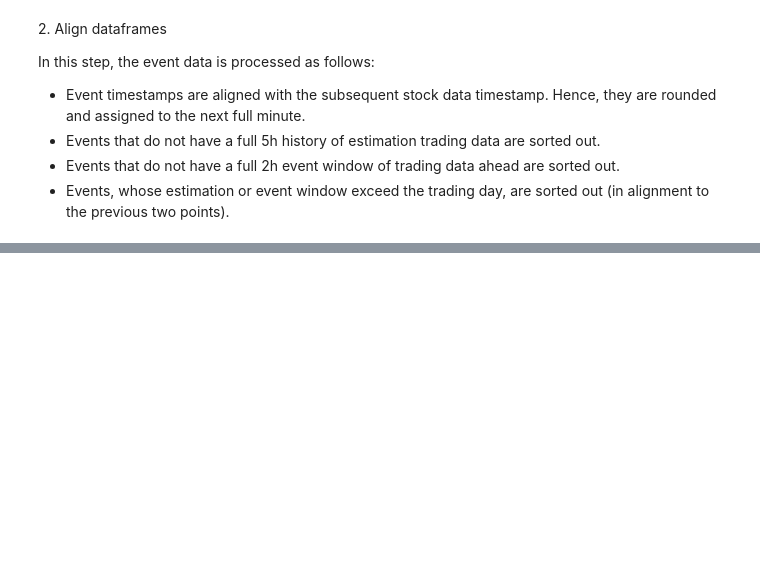
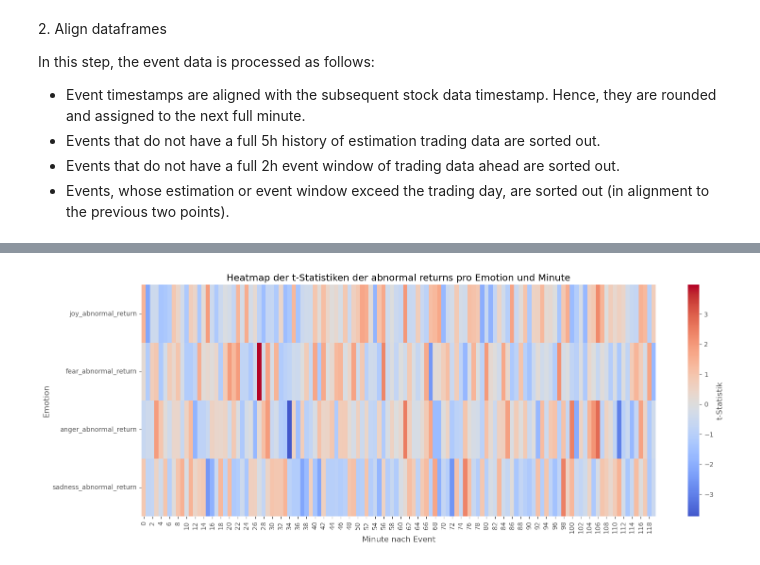
Before and after one commit to AK960/COIN_Repo, a Jupyter notebook: scripts/analyse_emotions.ipynb, the cells around one changed output, grey strips where cells are left out. Drawn from its saved outputs; the diff is of its cells as text; code cells hidden in the pictures; blank space fills up the shorter version.

```diff
--- a/scripts/analyse_emotions.ipynb
+++ b/scripts/analyse_emotions.ipynb
@@ -366,6 +441,7 @@ print("[Info] Number of events = ", df_tweets_normalized['event_id'].nunique(),
 df_events = (df_tweets_normalized[['event_id', 'event_emotion', 'event_time']]
              .set_index('event_time')
              .sort_index())
-df_returns = (df_stock_data[['timestamp', 'log_return']]
+df_trades = (df_stock_data[['timestamp', 'log_return', 'log_return_z', 'log_volume', 'log_volume_z_intraday']]
               .set_index('timestamp')
               .sort_index())
+df_trades.head()
@@ -499,0 +680,24 @@ df_event_study
+# %%
+# Emotionen extrahieren (alle Spalten mit '_t_stat' am Ende)
+emotions = [col.replace('_t_stat', '') for col in ar_test_scores.columns if col.endswith('_t_stat')]
+
+# DataFrame für Heatmap vorbereiten: Zeilen = Emotionen, Spalten = Minuten
+heatmap_data = pd.DataFrame({
+    emo: ar_test_scores[f"{emo}_t_stat"] for emo in emotions
+}).T  # Transponieren: Emotionen als Zeilen
+
+plt.figure(figsize=(16, 6))
+sns.heatmap(
+    heatmap_data,
+    cmap="coolwarm",
+    center=0,
+    annot=False,
+    cbar_kws={'label': 't-Statistik'}
+)
+plt.xlabel("Minute nach Event")
+plt.ylabel("Emotion")
+plt.title("Heatmap der t-Statistiken der abnormal returns pro Emotion und Minute")
+plt.tight_layout()
+plt.show()
+# %% [output]
+[figure, added]
```
Also changed, not shown: parts of 17 cells of this notebook.
